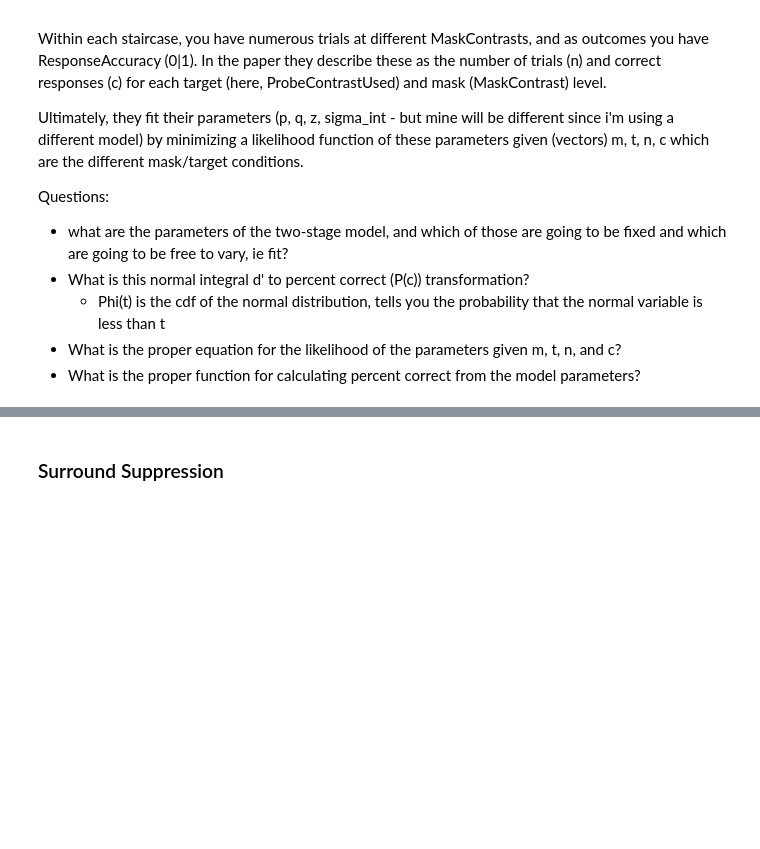
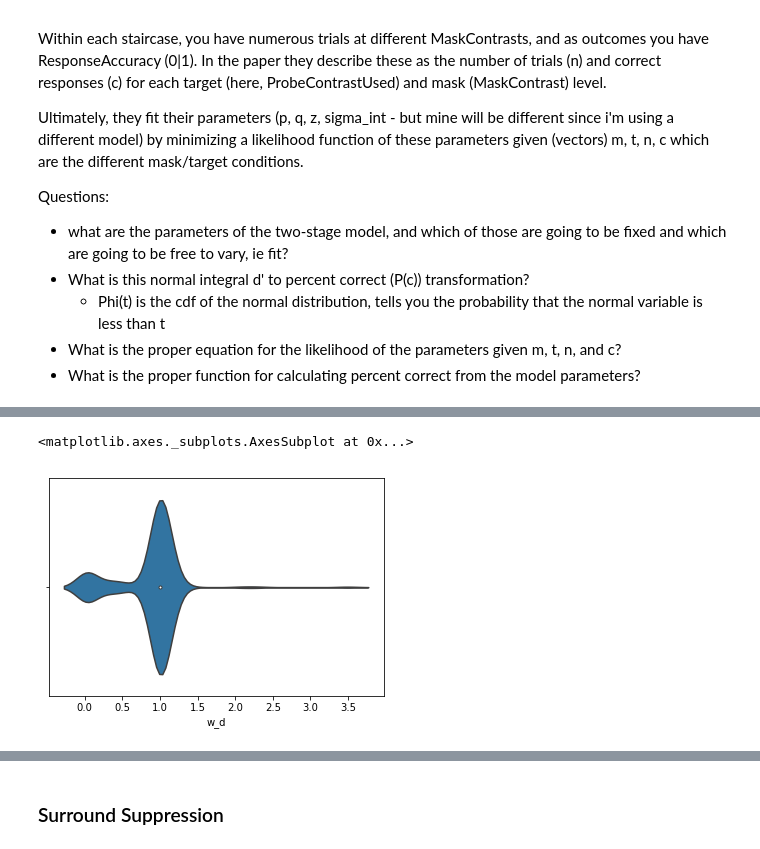
Before and after one commit to smerdis/mukerji-ay250, a Jupyter notebook: final_project/Fitting Two-Stage Model to Individual trial data.ipynb, the cells around one changed output, grey strips where cells are left out. Saved outputs shown, nothing was run; the diff lists cells and outputs as text; code cells hidden in the pictures; blank space fills up the shorter version.

```diff
--- a/final_project/Fitting Two-Stage Model to Individual trial data.ipynb
+++ b/final_project/Fitting Two-Stage Model to Individual trial data.ipynb
@@ -68,0 +135,5 @@ df.groupby(gvars).apply(utils.model_condition, model.two_stage_response, params)
+# %%
+sns.violinplot(fitted_df['w_d'])
+# %% [output]
+<matplotlib.axes._subplots.AxesSubplot at 0x...>
+[figure, added]
```
Also changed, not shown: parts of 23 cells of this notebook, 2 other files.
